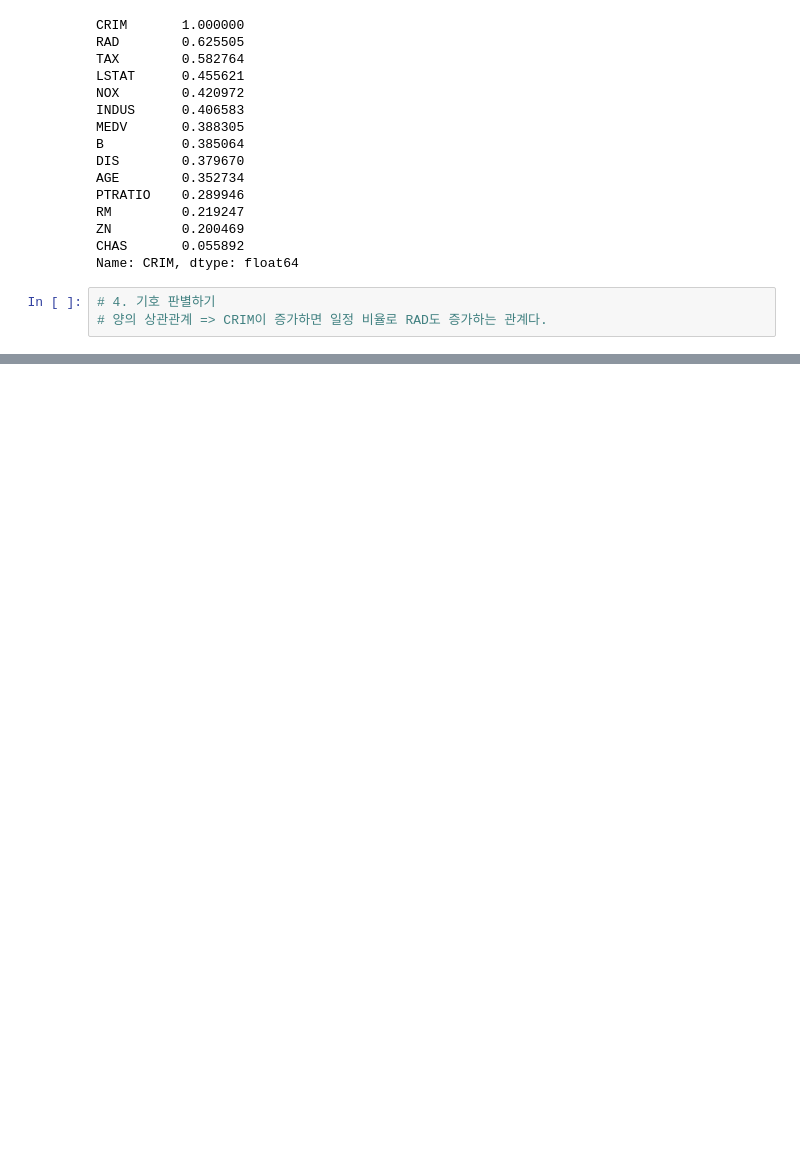
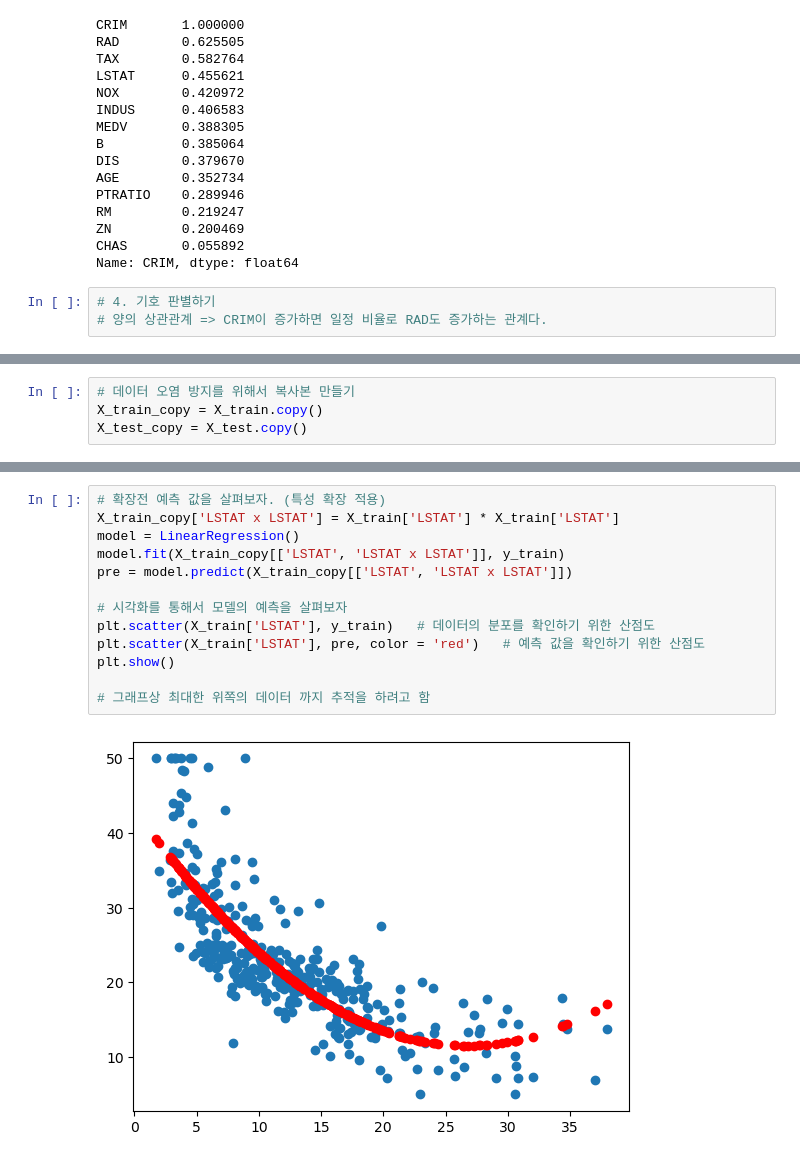
Before and after one commit to Geun8b/ML-Study, a Jupyter notebook: ex05_보스턴 주택 가격 회귀분석.ipynb, the cells around one changed output, grey strips where cells are left out. Cells and saved outputs as stored; diff of their text form; blank space fills up the shorter version.

```diff
--- a/ex05_보스턴 주택 가격 회귀분석.ipynb
+++ b/ex05_보스턴 주택 가격 회귀분석.ipynb
@@ -238,0 +444,4 @@ sns.heatmap(
+# %%
+# 데이터 오염 방지를 위해서 복사본 만들기
+X_train_copy = X_train.copy()
+X_test_copy = X_test.copy()
@@ -238,0 +462,15 @@ sns.heatmap(
+# %%
+# 확장전 예측 값을 살펴보자. (특성 확장 적용)
+X_train_copy['LSTAT x LSTAT'] = X_train['LSTAT'] * X_train['LSTAT']
+model = LinearRegression()
+model.fit(X_train_copy[['LSTAT', 'LSTAT x LSTAT']], y_train)
+pre = model.predict(X_train_copy[['LSTAT', 'LSTAT x LSTAT']])
+
+# 시각화를 통해서 모델의 예측을 살펴보자
+plt.scatter(X_train['LSTAT'], y_train)   # 데이터의 분포를 확인하기 위한 산점도
+plt.scatter(X_train['LSTAT'], pre, color = 'red')   # 예측 값을 확인하기 위한 산점도
+plt.show()
+
+# 그래프상 최대한 위쪽의 데이터 까지 추적을 하려고 함
+# %% [output]
+[figure, added]
```
Also changed, not shown: parts of 47 cells of this notebook.
